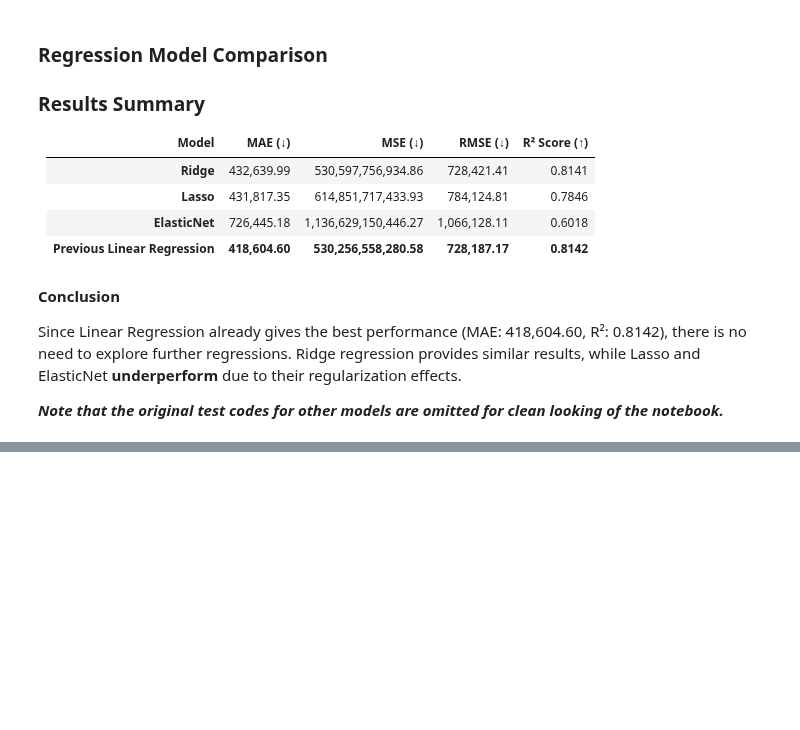
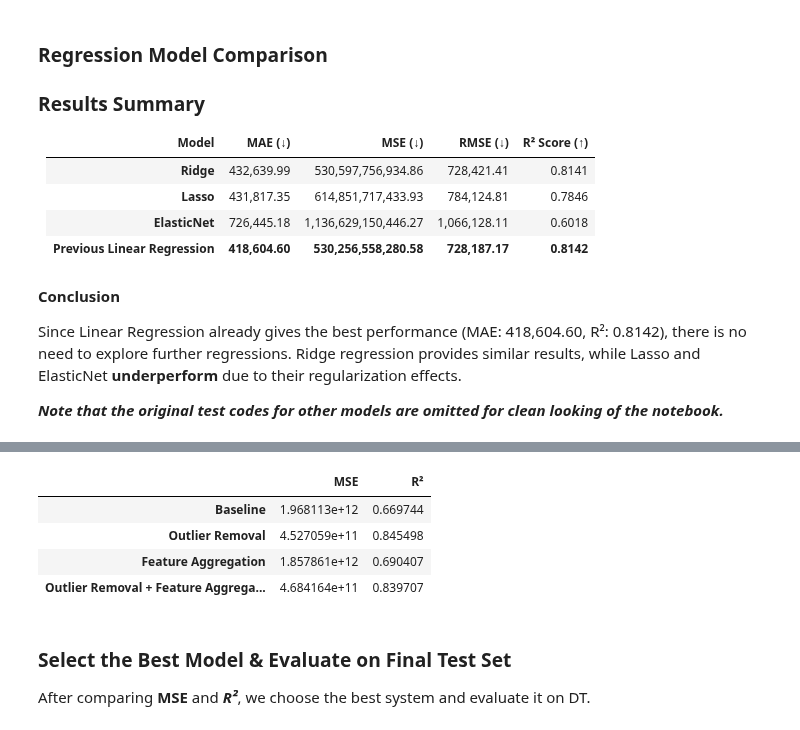
Before and after one commit to royruik/CSI4142_Assignments, a Jupyter notebook: A3/A3_Jupyter_Analysis_dataset1.ipynb, the cells around one changed output, grey strips where cells are left out. Cells and saved outputs as stored; diff of their text form; code cells hidden in the pictures; blank space fills up the shorter version.

```diff
--- a/A3/A3_Jupyter_Analysis_dataset1.ipynb
+++ b/A3/A3_Jupyter_Analysis_dataset1.ipynb
@@ -304,7 +304,7 @@ Since considering Max Power and Max Torque (e.g. 87 bhp @ 6000 rpm  109 Nm @ 450
 # %%
 # Selecting more relevant numerical and encoded categorical features
 numerical_features = [
-    "Year", "Kilometer", "Engine", "Fuel Tank Capacity",
+    "Year", "Kilometer", "Engine", "Fuel Tank Capacity"
 ]
 
 # Include all one-hot encoded categorical features
@@ -366,0 +479,9 @@ Since Linear Regression already gives the best performance (MAE: 418,604.60, R²
+# %%
+# Create the test set DT from the Baseline dataset (Same split applied to all datasets)
+D = df[baseline_features]
+y = df["Price"]
+
+# Reserve 20% of the dataset as a test set (DT)
+D_train, DT_test, y_train, y_test = train_test_split(D, y, test_size=0.2, random_state=42)
+
+print(f"Train set size: {D_train.shape}, Test set size: {DT_test.shape}")
@@ -366,0 +494,52 @@ Since Linear Regression already gives the best performance (MAE: 418,604.60, R²
+# %%
+# Define evaluation metrics
+def evaluate_model(model, X, y):
+    kf = KFold(n_splits=4, shuffle=True, random_state=42)
+    mse_scores = -cross_val_score(model, X, y, cv=kf, scoring='neg_mean_squared_error')
+    r2_scores = cross_val_score(model, X, y, cv=kf, scoring='r2')
+
+    return np.mean(mse_scores), np.mean(r2_scores)
+
+# Run experiments for all dataset versions
+results = {}
+
+for name, dataset in {
+    "Baseline": df,
+    "Outlier Removal": df_cleaned
+}.items():
+
+    X_train = dataset[baseline_features]  # Features including new aggregated ones
+    y_train = dataset["Price"]  # Target variable
+
+    model = LinearRegression()
+    mse, r2 = evaluate_model(model, X_train, y_train)
+
+    results[name] = {"MSE": mse, "R²": r2}
+
+for name, dataset in {
+    "Feature Aggregation": df_FG,
+    "Outlier Removal + Feature Aggregation": df_cleaned_FG
+}.items():  # Make sure the datasets with added features are used
+
+    X_train = dataset[fG_features]  # Features including new aggregated ones
+    y_train = dataset["Price"]  # Target variable
+
+    model = LinearRegression()
+    mse, r2 = evaluate_model(model, X_train, y_train)
+
+    results[name] = {"MSE": mse, "R²": r2}
+
+
+# Display results
+df_results = pd.DataFrame(results).T
+display(df_results)
+# %% [output]
+|  | MSE | R² |
+| Baseline | 1.968113e+12 | 0.669744 |
+| Outlier Removal | 4.527059e+11 | 0.845498 |
+| Feature Aggregation | 1.857861e+12 | 0.690407 |
+| Outlier Removal + Feature Aggrega... | 4.684164e+11 | 0.839707 |
+# %% [markdown]
+### **Select the Best Model & Evaluate on Final Test Set**
+
+After comparing **MSE** and ***R²***, we choose the best system and evaluate it on DT.
```
Also changed, not shown: parts of 15 cells of this notebook.
